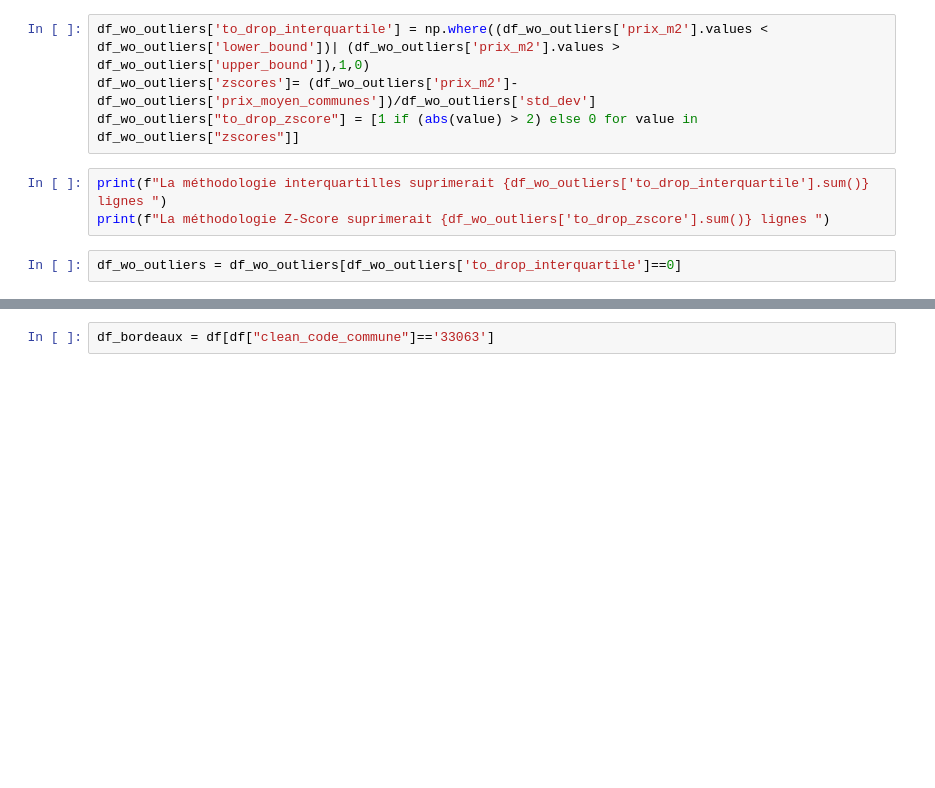
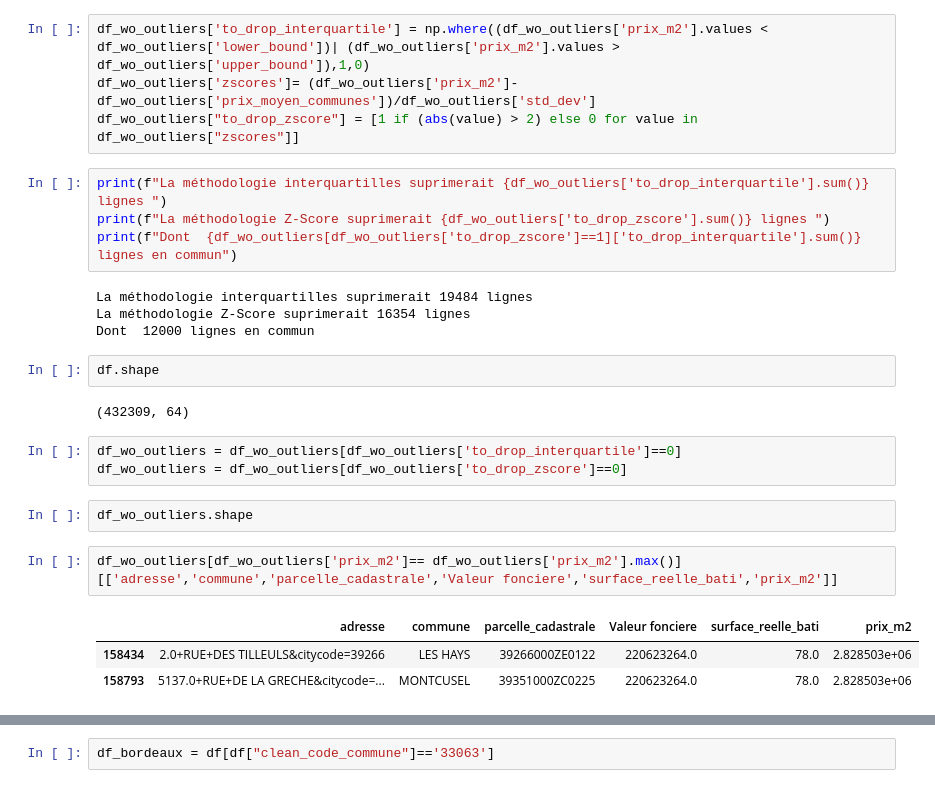
Before and after one commit to PierreBeylard/house_prediction, a Jupyter notebook: notebooks/Modele Vf - Full data set et binarisation variables.ipynb, the cells around one changed output, grey strips where cells are left out. Cells and saved outputs as stored; diff of their text form; blank space fills up the shorter version.

```diff
--- a/notebooks/Modele Vf - Full data set et binarisation variables.ipynb
+++ b/notebooks/Modele Vf - Full data set et binarisation variables.ipynb
@@ -336,5 +337,23 @@ df_wo_outliers["to_drop_zscore"] = [1 if (abs(value) > 2) else 0 for value in df
 # %%
 print(f"La méthodologie interquartilles suprimerait {df_wo_outliers['to_drop_interquartile'].sum()} lignes ")
 print(f"La méthodologie Z-Score suprimerait {df_wo_outliers['to_drop_zscore'].sum()} lignes ")
+print(f"Dont  {df_wo_outliers[df_wo_outliers['to_drop_zscore']==1]['to_drop_interquartile'].sum()} lignes en commun")
+# %% [output]
+La méthodologie interquartilles suprimerait 19484 lignes
+La méthodologie Z-Score suprimerait 16354 lignes
+Dont  12000 lignes en commun
+# %%
+df.shape
+# %% [output]
+(432309, 64)
 # %%
 df_wo_outliers = df_wo_outliers[df_wo_outliers['to_drop_interquartile']==0]
+df_wo_outliers = df_wo_outliers[df_wo_outliers['to_drop_zscore']==0]
+# %%
+df_wo_outliers.shape
+# %%
+df_wo_outliers[df_wo_outliers['prix_m2']== df_wo_outliers['prix_m2'].max()][['adresse','commune','parcelle_cadastrale','Valeur fonciere','surface_reelle_bati','prix_m2']]
+# %% [output]
+|  | adresse | commune | parcelle_cadastrale | Valeur fonciere | surface_reelle_bati | prix_m2 |
+| 158434 | 2.0+RUE+DES TILLEULS&citycode=39266 | LES HAYS | 39266000ZE0122 | 220623264.0 | 78.0 | 2.828503e+06 |
+| 158793 | 5137.0+RUE+DE LA GRECHE&citycode=... | MONTCUSEL | 39351000ZC0225 | 220623264.0 | 78.0 | 2.828503e+06 |
```
Also changed, not shown: parts of 117 cells of this notebook, 2 other files.
